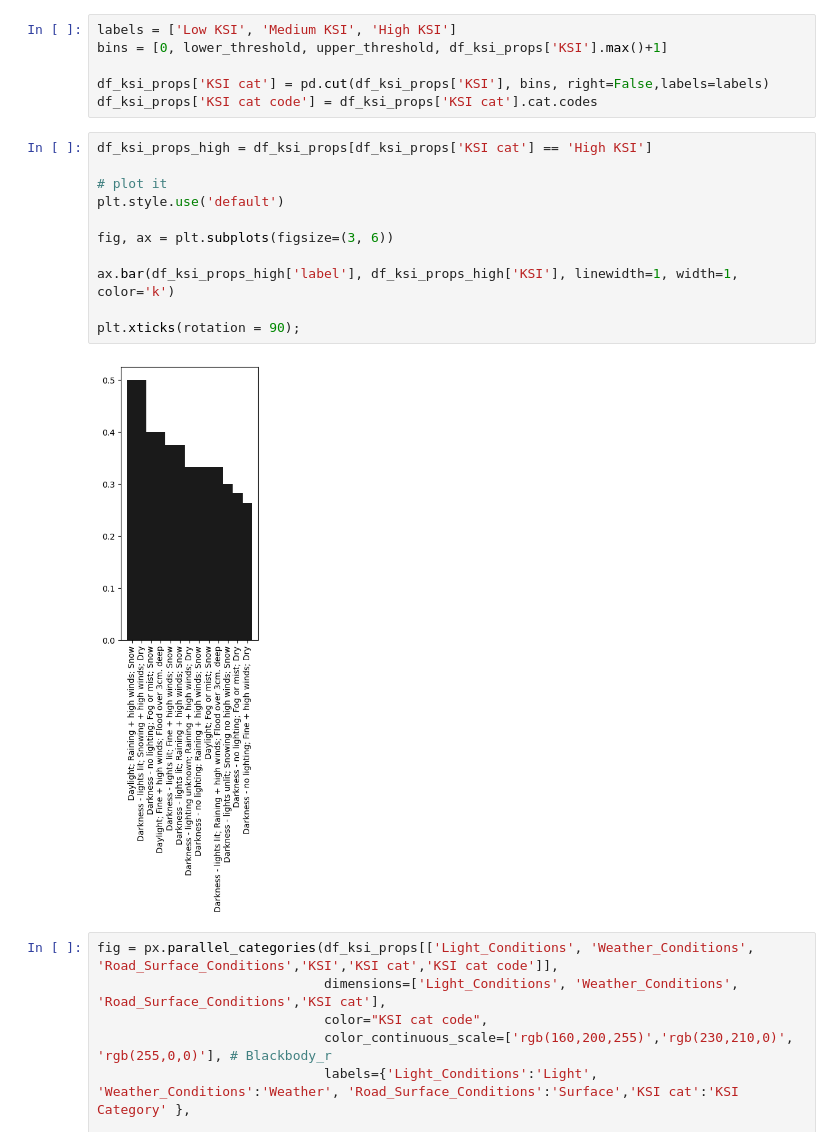
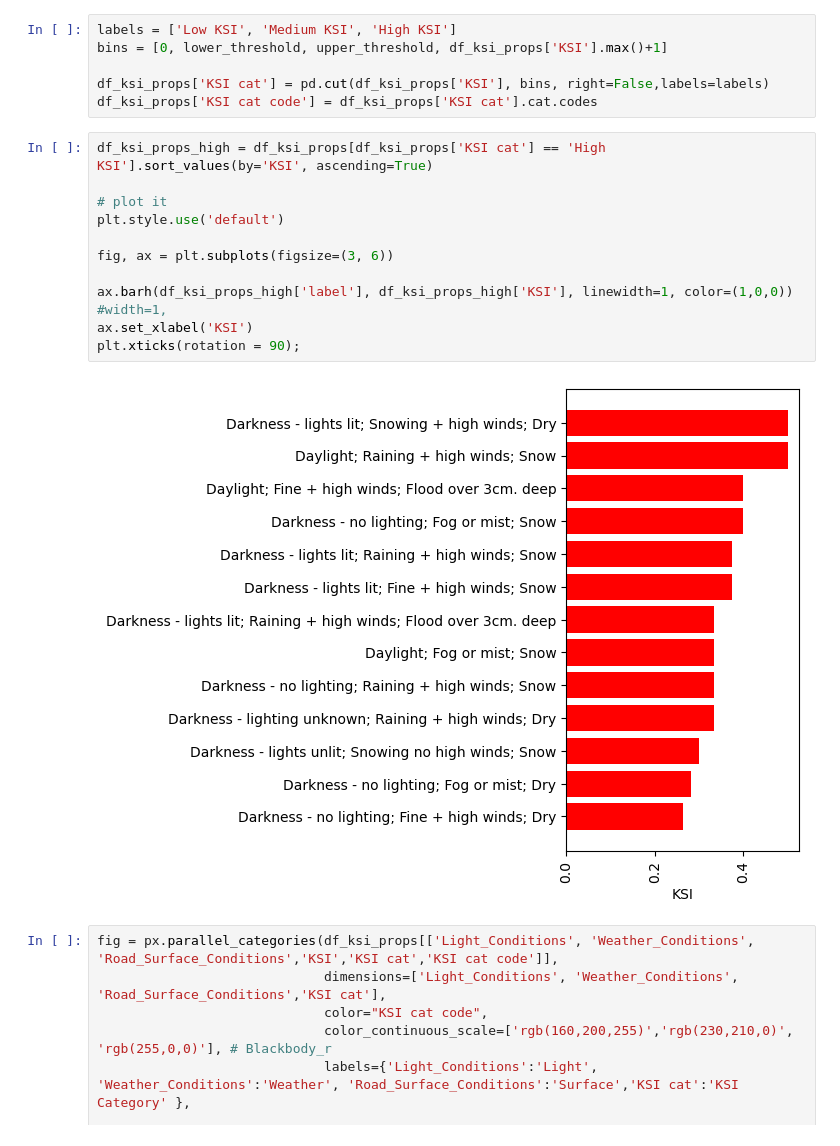
Before and after one commit to GaborJenei/GB-Road-Traffic-Accident-Analysis, a Jupyter notebook: Udacity DSND Project1_BlogPost.ipynb, the cells around one changed output. Cells and saved outputs as stored; diff of their text form.

```diff
--- a/Udacity DSND Project1_BlogPost.ipynb
+++ b/Udacity DSND Project1_BlogPost.ipynb
@@ -397,18 +397,18 @@ bins = [0, lower_threshold, upper_threshold, df_ksi_props['KSI'].max()+1]
 df_ksi_props['KSI cat'] = pd.cut(df_ksi_props['KSI'], bins, right=False,labels=labels)
 df_ksi_props['KSI cat code'] = df_ksi_props['KSI cat'].cat.codes
 # %%
-df_ksi_props_high = df_ksi_props[df_ksi_props['KSI cat'] == 'High KSI']
+df_ksi_props_high = df_ksi_props[df_ksi_props['KSI cat'] == 'High KSI'].sort_values(by='KSI', ascending=True)
 
 # plot it
 plt.style.use('default')
 
 fig, ax = plt.subplots(figsize=(3, 6))
 
-ax.bar(df_ksi_props_high['label'], df_ksi_props_high['KSI'], linewidth=1, width=1, color='k')
-
+ax.barh(df_ksi_props_high['label'], df_ksi_props_high['KSI'], linewidth=1, color=(1,0,0)) #width=1,
+ax.set_xlabel('KSI')
 plt.xticks(rotation = 90);
 # %% [output]
-[figure, old version]
+[figure, new version]
 # %%
 fig = px.parallel_categories(df_ksi_props[['Light_Conditions', 'Weather_Conditions', 'Road_Surface_Conditions','KSI','KSI cat','KSI cat code']],
                              dimensions=['Light_Conditions', 'Weather_Conditions', 'Road_Surface_Conditions','KSI cat'],
```
Also changed, not shown: parts of 3 cells of this notebook.
